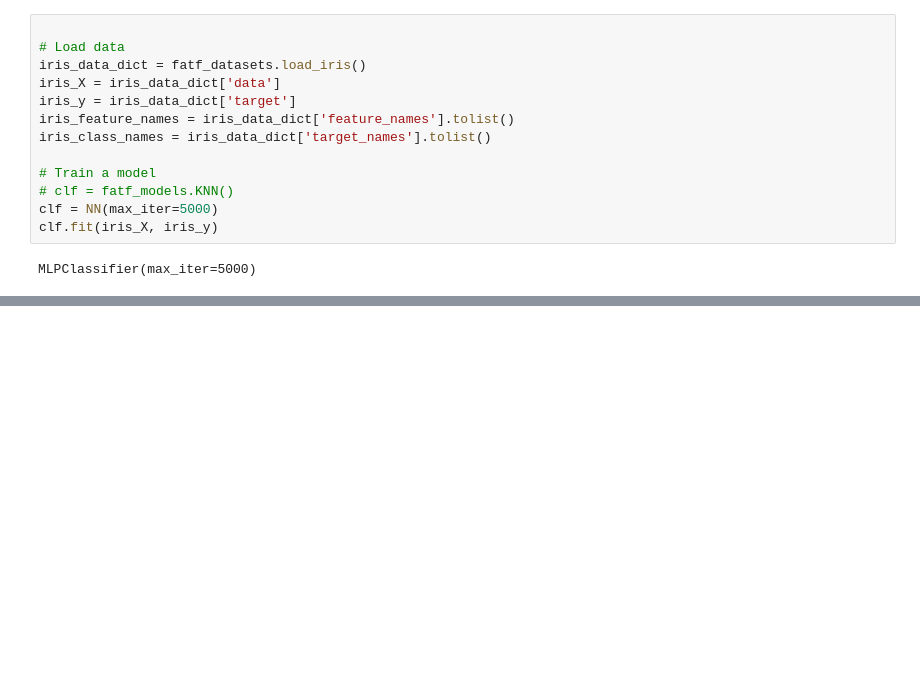
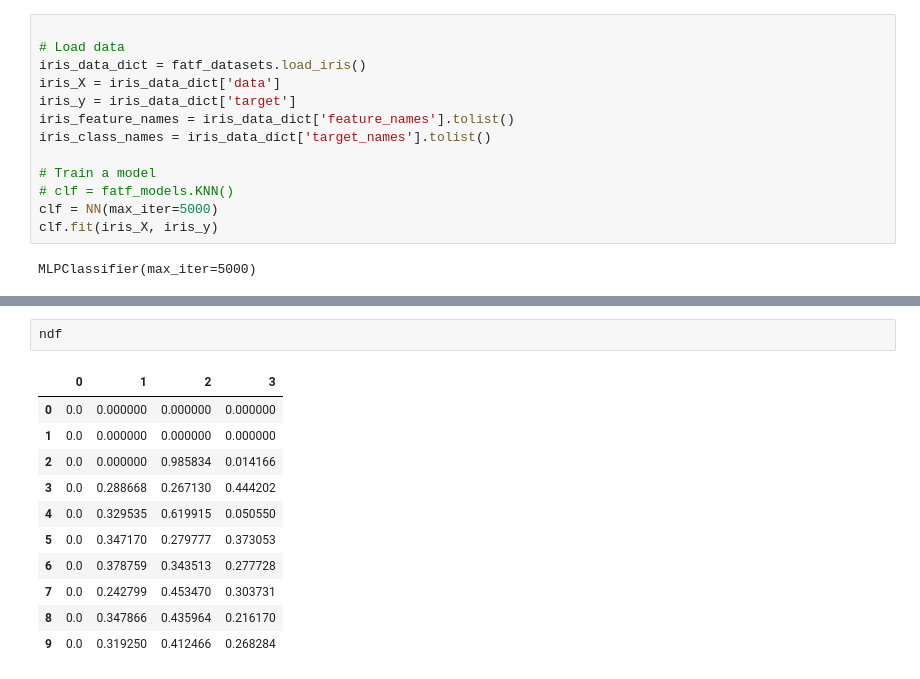
Before and after one commit to RafaelPo/local_surrogates_interplay, a Jupyter notebook: funcs.ipynb, the cells around one changed output, grey strips where cells are left out. Cells and saved outputs as stored; diff of their text form; blank space fills up the shorter version.

```diff
--- a/funcs.ipynb
+++ b/funcs.ipynb
@@ -96,0 +109,14 @@ out
+# %%
+ndf
+# %% [output]
+|  | 0 | 1 | 2 | 3 |
+| 0 | 0.0 | 0.000000 | 0.000000 | 0.000000 |
+| 1 | 0.0 | 0.000000 | 0.000000 | 0.000000 |
+| 2 | 0.0 | 0.000000 | 0.985834 | 0.014166 |
+| 3 | 0.0 | 0.288668 | 0.267130 | 0.444202 |
+| 4 | 0.0 | 0.329535 | 0.619915 | 0.050550 |
+| 5 | 0.0 | 0.347170 | 0.279777 | 0.373053 |
+| 6 | 0.0 | 0.378759 | 0.343513 | 0.277728 |
+| 7 | 0.0 | 0.242799 | 0.453470 | 0.303731 |
+| 8 | 0.0 | 0.347866 | 0.435964 | 0.216170 |
+| 9 | 0.0 | 0.319250 | 0.412466 | 0.268284 |
```
Also changed, not shown: parts of 8 cells of this notebook.
